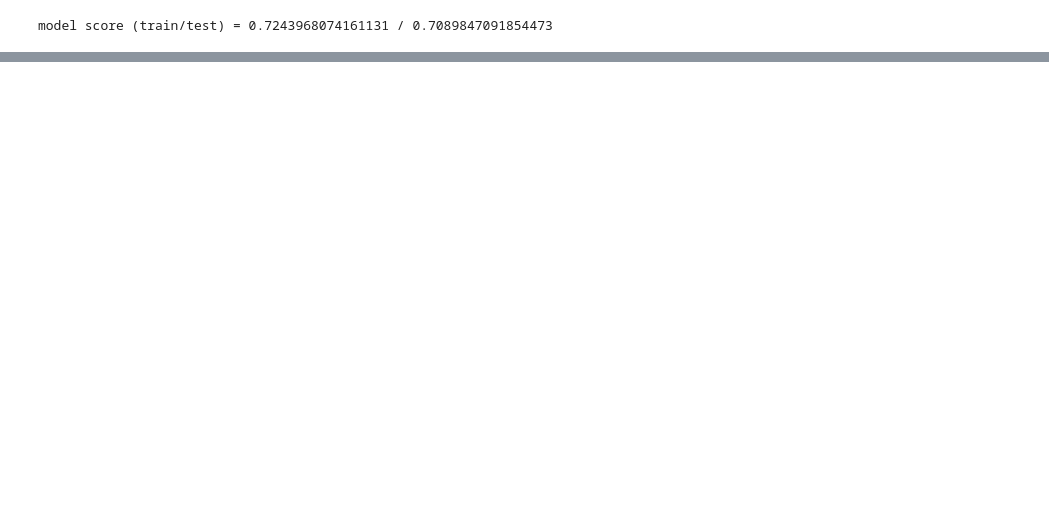
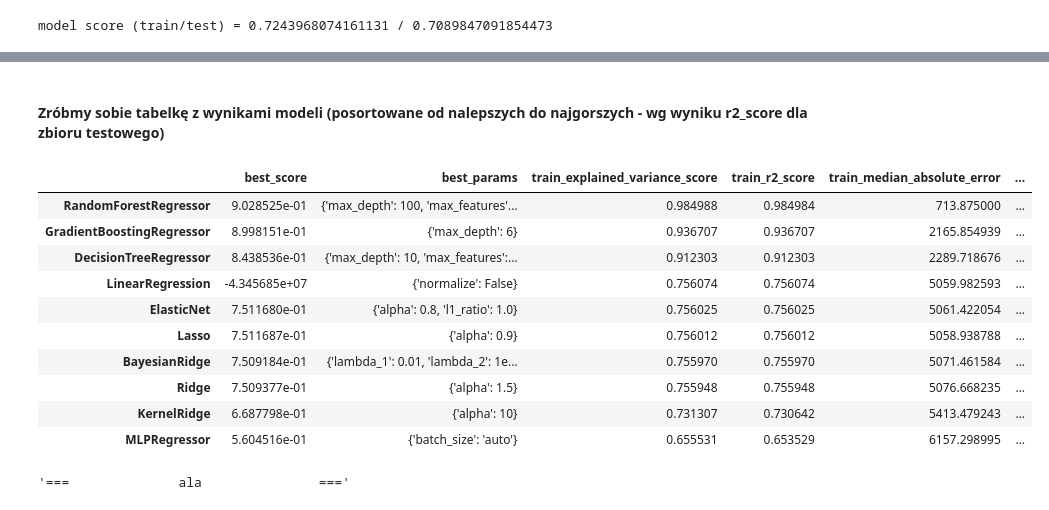
Before and after one commit to kordirko/motory, a Jupyter notebook: projekt_zaliczeniowy.ipynb, the cells around one changed output, grey strips where cells are left out. Cells and saved outputs as stored; diff of their text form; code cells hidden in the pictures; blank space fills up the shorter version.

Commit message:
Modele regresji + ewaluator modeli

```diff
--- a/projekt_zaliczeniowy.ipynb
+++ b/projekt_zaliczeniowy.ipynb
@@ -928,0 +1017,40 @@ model score (train/test) = 0.7243968074161131 / 0.7089847091854473
+# %%
+import time
+import pprint
+
+def ewaluator_modeli(modele, X_train, y_train, X_test, y_test, pomin_modele = list()):
+    total_start_time = time.time()
+    metrics_functions = [
+        explained_variance_score, r2_score, median_absolute_error, mean_squared_error, mean_absolute_error
+    ]
+    wyniki = dict()
+    for model in modele:
+        wyniki_modelu = dict()
+        nazwa_estymatora = model['estymator'].__class__.__name__
+        if nazwa_estymatora in pomin_modele:
+            print( 10*'=' + f' pomijam model: {nazwa_estymatora:^20} ' + 10*'=')
+            continue
+        print( 10*'=' + f' ewaluacja modelu: {nazwa_estymatora:^20} ' + 10*'=')
+        start_time = time.time()
+        estymator = model["estymator"]
+        parametry = model["parametry"]
+        grid = GridSearchCV(estymator, cv=5, n_jobs=3, param_grid=parametry, scoring='r2')
+        grid.fit(X_train.toarray(),y_train)
+        wyniki_modelu["best_score"] = grid.best_score_
+        wyniki_modelu["best_params"] = grid.best_params_
+        y_pred = grid.best_estimator_.predict(X_train.toarray())
+        for f in metrics_functions:
+            wyniki_modelu["train_"+f.__name__] = f(y_train, y_pred)
+        y_pred_test = grid.best_estimator_.predict(X_test.toarray())
+        for f in metrics_functions:
+            wyniki_modelu["test_"+f.__name__] = f(y_test, y_pred_test)
+        wyniki_modelu["time_seconds"] = round(time.time() - start_time, 0)
+        pprint.pprint(wyniki_modelu)
+        wyniki[nazwa_estymatora] = wyniki_modelu
+    print(50*'*')
+    print(f'Całkowity czas ewaluacji wszystkich modeli (sek) = {round(time.time() - total_start_time, 0)}')
+    return wyniki
+
+pomin_modele = []
+# pomin_modele =  ['Lasso','BayesianRidge','ElasticNet', 'RandomForestRegressor','KernelRidge','GradientBoostingRegressor','MLPRegressor']
+wyniki = ewaluator_modeli(modele, X_train_prep, y_train, X_test_prep, y_test, pomin_modele)
@@ -928,0 +1075,23 @@ model score (train/test) = 0.7243968074161131 / 0.7089847091854473
+# %% [markdown]
+#### Zróbmy sobie tabelkę z wynikami modeli (posortowane od nalepszych do najgorszych - wg wyniku r2_score dla zbioru testowego)
+# %%
+
+df = pd.DataFrame.from_dict(wyniki, orient='index')
+df.sort_values(by='train_r2_score', axis=0, ascending=False, inplace=True)
+df
+# %% [output]
+|  | best_score | best_params | train_explained_variance_score | train_r2_score | train_median_absolute_error | ... |
+| RandomForestRegressor | 9.028525e-01 | {'max_depth': 100, 'max_features'... | 0.984988 | 0.984984 | 713.875000 | ... |
+| GradientBoostingRegressor | 8.998151e-01 | {'max_depth': 6} | 0.936707 | 0.936707 | 2165.854939 | ... |
+| DecisionTreeRegressor | 8.438536e-01 | {'max_depth': 10, 'max_features':... | 0.912303 | 0.912303 | 2289.718676 | ... |
+| LinearRegression | -4.345685e+07 | {'normalize': False} | 0.756074 | 0.756074 | 5059.982593 | ... |
+| ElasticNet | 7.511680e-01 | {'alpha': 0.8, 'l1_ratio': 1.0} | 0.756025 | 0.756025 | 5061.422054 | ... |
+| Lasso | 7.511687e-01 | {'alpha': 0.9} | 0.756012 | 0.756012 | 5058.938788 | ... |
+| BayesianRidge | 7.509184e-01 | {'lambda_1': 0.01, 'lambda_2': 1e... | 0.755970 | 0.755970 | 5071.461584 | ... |
+| Ridge | 7.509377e-01 | {'alpha': 1.5} | 0.755948 | 0.755948 | 5076.668235 | ... |
+| KernelRidge | 6.687798e-01 | {'alpha': 10} | 0.731307 | 0.730642 | 5413.479243 | ... |
+| MLPRegressor | 5.604516e-01 | {'batch_size': 'auto'} | 0.655531 | 0.653529 | 6157.298995 | ... |
+# %%
+f'=== {nazwa_estymatora:^30} ==='
+# %% [output]
+'===              ala               ==='
```
Also changed, not shown: parts of 14 cells of this notebook, 3 other files.
